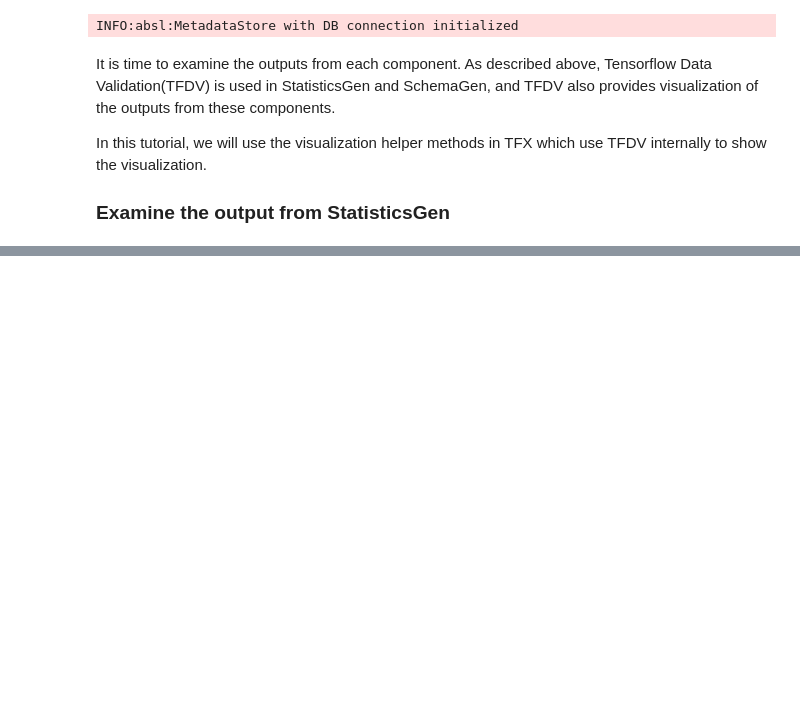
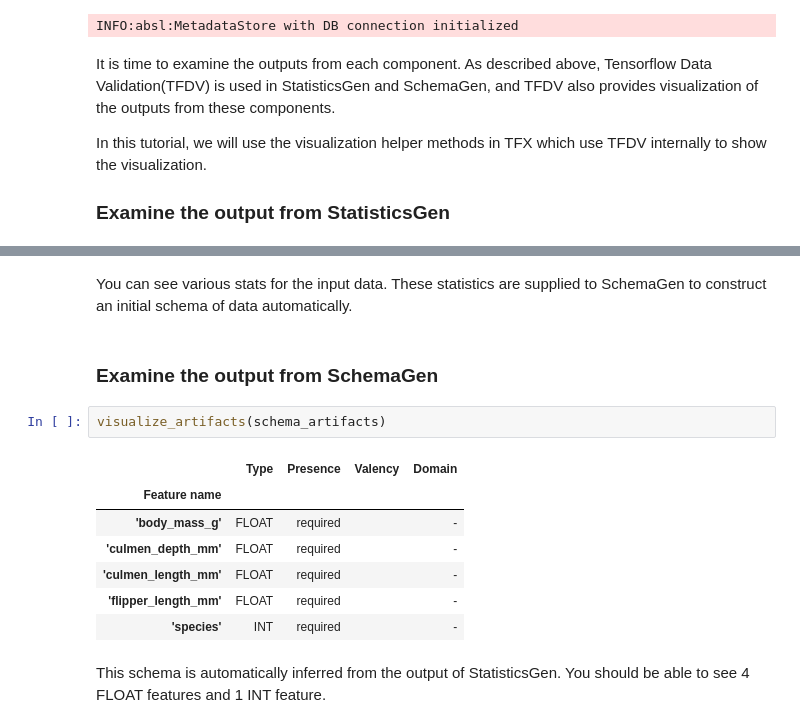
Before and after one commit to jeosol/tfx-tutorials, a Jupyter notebook: data_validation/penguin_tfdv.ipynb, the cells around one changed output, grey strips where cells are left out. Cells and saved outputs as stored; diff of their text form; blank space fills up the shorter version.

```diff
--- a/data_validation/penguin_tfdv.ipynb
+++ b/data_validation/penguin_tfdv.ipynb
@@ -235,3 +235,19 @@ visualize_artifacts(stats_artifacts)
 [interactive output not drawn]
 'eval' split:
 [interactive output not drawn]
+# %% [markdown]
+You can see various stats for the input data. These statistics are supplied to SchemaGen to construct an initial schema of data automatically.
+# %% [markdown]
+### Examine the output from SchemaGen
+# %%
+visualize_artifacts(schema_artifacts)
+# %% [output]
+|  | Type | Presence | Valency | Domain |
+| Feature name |  |  |  |  |
+| 'body_mass_g' | FLOAT | required |  | - |
+| 'culmen_depth_mm' | FLOAT | required |  | - |
+| 'culmen_length_mm' | FLOAT | required |  | - |
+| 'flipper_length_mm' | FLOAT | required |  | - |
+| 'species' | INT | required |  | - |
+# %% [markdown]
+This schema is automatically inferred from the output of StatisticsGen. You should be able to see 4 FLOAT features and 1 INT feature.
```
